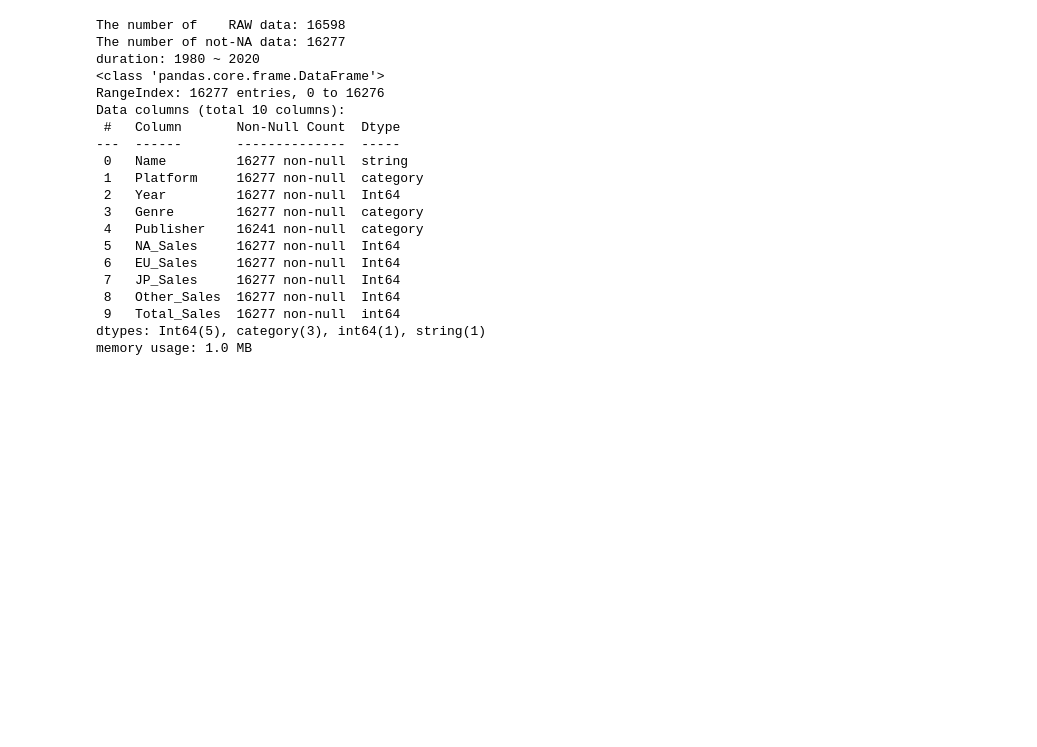
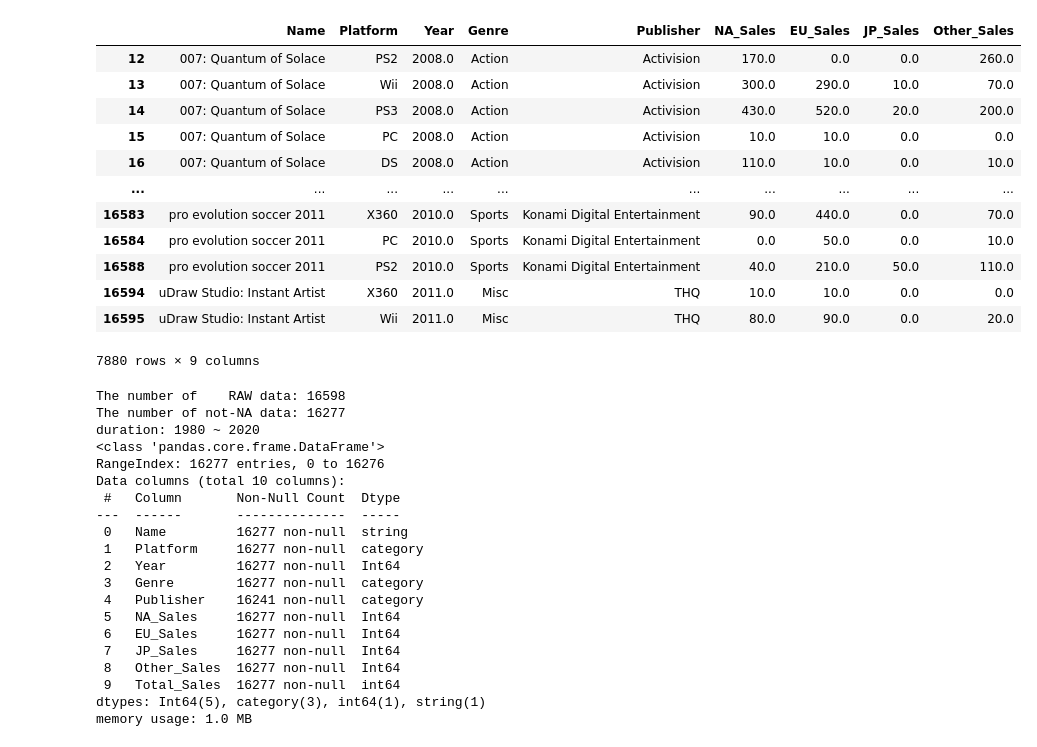
Before and after one commit to e080hsm/Section1_Project, a Jupyter notebook: ai14_n1xx_우성호.ipynb, the cells around one changed output. Cells and saved outputs as stored; diff of their text form; code cells hidden in the pictures; blank space fills up the shorter version.

```diff
--- a/ai14_n1xx_우성호.ipynb
+++ b/ai14_n1xx_우성호.ipynb
@@ -6,18 +6,21 @@ import seaborn as sns
 import matplotlib.pyplot as plt
 # %%
 #read Dataset
-df = pd.read_csv('vgames2.csv', index_col=0)
-num_df_before = df.shape[0]
+df_raw = pd.read_csv('vgames2.csv', index_col=0)
+num_df_before = df_raw.shape[0]
 
 #refine Year
-df.loc[df.Year<=22,'Year'] += 2000
-df.loc[df.Year<=99,'Year'] += 1900
+df_raw.loc[df_raw.Year<=22,'Year'] += 2000
+df_raw.loc[df_raw.Year<=99,'Year'] += 1900
 
 #refine Sales data
 sales_col = ['NA_Sales', 'EU_Sales', 'JP_Sales', 'Other_Sales']
 
 for col in sales_col:
-  df[col] = df[col].str.replace('M','')
-  df[col] = [(
-      ele.replace('K', '') if re.match('.*K', ele) else float(ele) * 1000
-      ) for ele in df[col]]
+  df_raw[col] = df_raw[col].str.replace('M','')
+  df_raw[col] = [(
+      ele.replace('K', '') if re.match('.*K', ele) else round(float(ele) * 1000, 3)
+      ) for ele in df_raw[col]]
+
+df_raw[sales_col] = df_raw[sales_col].astype(float)
+df_raw = df_raw.sort_values(['Name','Year']).reset_index(drop= True)
@@ -26,3 +27,23 @@ for col in sales_col:
+# %%
+#NA control
+
+df = df_raw.drop_duplicates(subset= 'Name').sort_values('Year')
+df_dupl = df_raw[df_raw.Name.duplicated(keep= False) == True].sort_values('Name')
+df_dupl
+# %% [output]
+|  | Name | Platform | Year | Genre | Publisher | NA_Sales | EU_Sales | JP_Sales | Other_Sales |
+| 12 | 007: Quantum of Solace | PS2 | 2008.0 | Action | Activision | 170.0 | 0.0 | 0.0 | 260.0 |
+| 13 | 007: Quantum of Solace | Wii | 2008.0 | Action | Activision | 300.0 | 290.0 | 10.0 | 70.0 |
+| 14 | 007: Quantum of Solace | PS3 | 2008.0 | Action | Activision | 430.0 | 520.0 | 20.0 | 200.0 |
+| 15 | 007: Quantum of Solace | PC | 2008.0 | Action | Activision | 10.0 | 10.0 | 0.0 | 0.0 |
+| 16 | 007: Quantum of Solace | DS | 2008.0 | Action | Activision | 110.0 | 10.0 | 0.0 | 10.0 |
+| ... | ... | ... | ... | ... | ... | ... | ... | ... | ... |
+| 16583 | pro evolution soccer 2011 | X360 | 2010.0 | Sports | Konami Digital Entertainment | 90.0 | 440.0 | 0.0 | 70.0 |
+| 16584 | pro evolution soccer 2011 | PC | 2010.0 | Sports | Konami Digital Entertainment | 0.0 | 50.0 | 0.0 | 10.0 |
+| 16588 | pro evolution soccer 2011 | PS2 | 2010.0 | Sports | Konami Digital Entertainment | 40.0 | 210.0 | 50.0 | 110.0 |
+| 16594 | uDraw Studio: Instant Artist | X360 | 2011.0 | Misc | THQ | 10.0 | 10.0 | 0.0 | 0.0 |
+| 16595 | uDraw Studio: Instant Artist | Wii | 2011.0 | Misc | THQ | 80.0 | 90.0 | 0.0 | 20.0 |
+7880 rows × 9 columns
 # %%
 #drop NAs
 df = df.dropna(subset = ['Year', 'Genre']).reset_index(drop = True)
```
Also changed, not shown: parts of 1 cell of this notebook.
